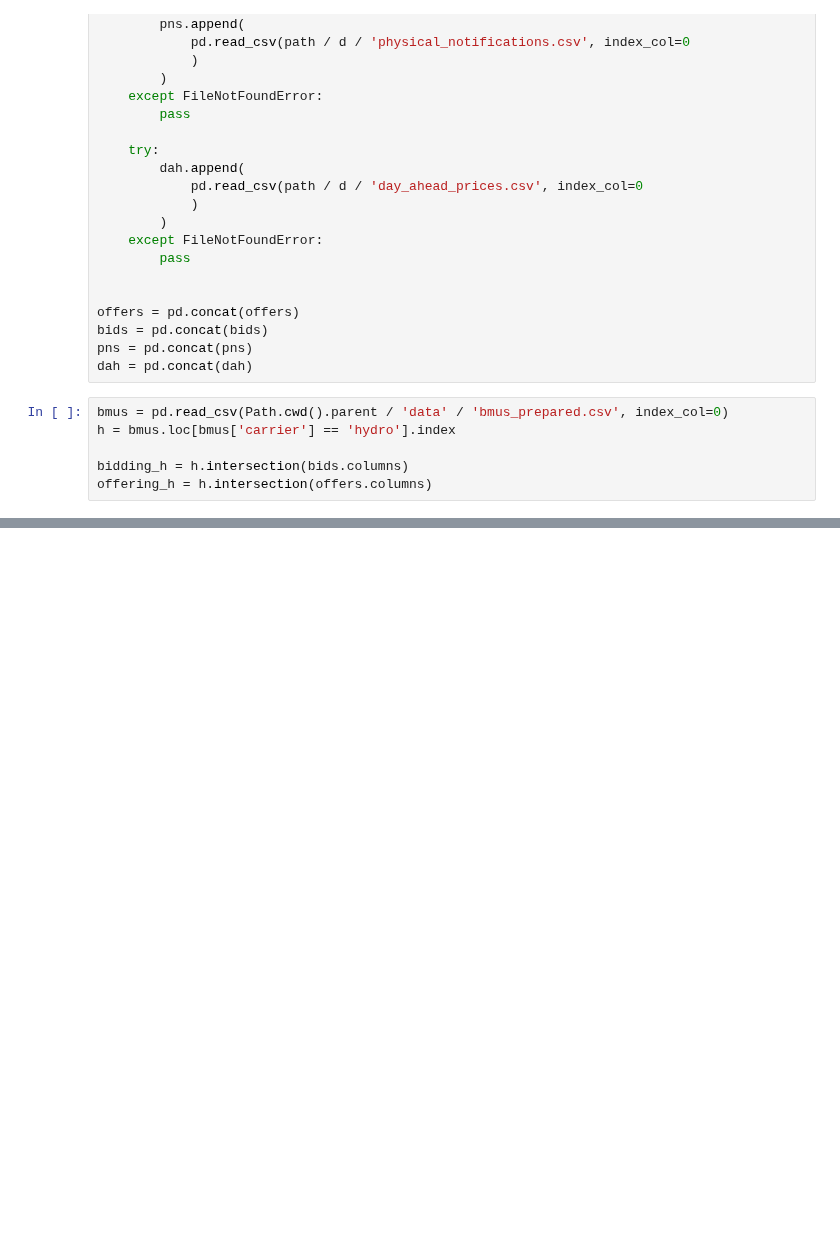
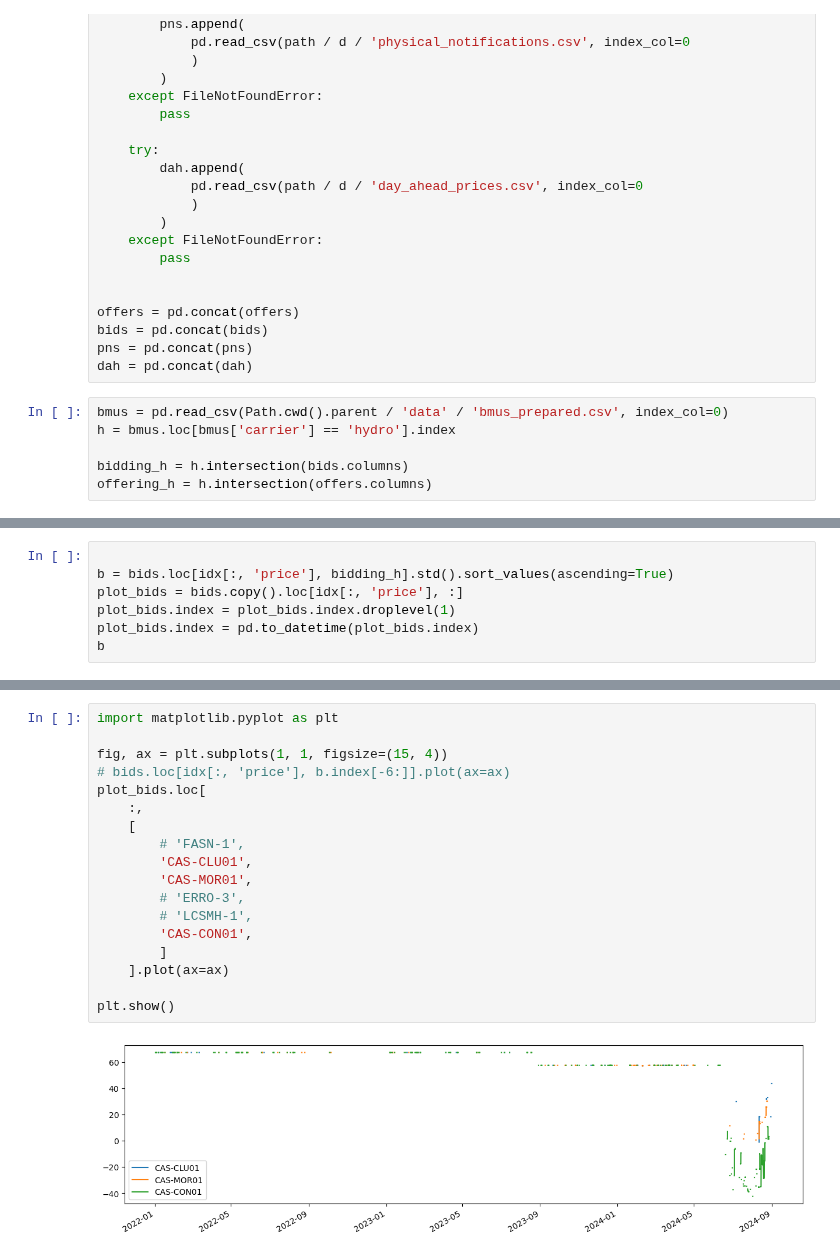
Before and after one commit to LukasFrankenQ/GBPower, a Jupyter notebook: notebooks/build_hydro.ipynb, the cells around one changed output, grey strips where cells are left out. Drawn from its saved outputs; the diff is of its cells as text; blank space fills up the shorter version.

```diff
--- a/notebooks/build_hydro.ipynb
+++ b/notebooks/build_hydro.ipynb
@@ -73,0 +90,7 @@ bids.loc[idx[:, 'price'], b.index[-6:]].plot()
+# %%
+
+b = bids.loc[idx[:, 'price'], bidding_h].std().sort_values(ascending=True)
+plot_bids = bids.copy().loc[idx[:, 'price'], :]
+plot_bids.index = plot_bids.index.droplevel(1)
+plot_bids.index = pd.to_datetime(plot_bids.index)
+b
@@ -73,0 +115,20 @@ bids.loc[idx[:, 'price'], b.index[-6:]].plot()
+# %%
+import matplotlib.pyplot as plt
+
+fig, ax = plt.subplots(1, 1, figsize=(15, 4))
+# bids.loc[idx[:, 'price'], b.index[-6:]].plot(ax=ax)
+plot_bids.loc[
+    :,
+    [
+        # 'FASN-1',
+        'CAS-CLU01',
+        'CAS-MOR01',
+        # 'ERRO-3',
+        # 'LCSMH-1',
+        'CAS-CON01',
+        ]
+    ].plot(ax=ax)
+
+plt.show()
+# %% [output]
+[figure, added]
```
Also changed, not shown: parts of 6 cells of this notebook.
